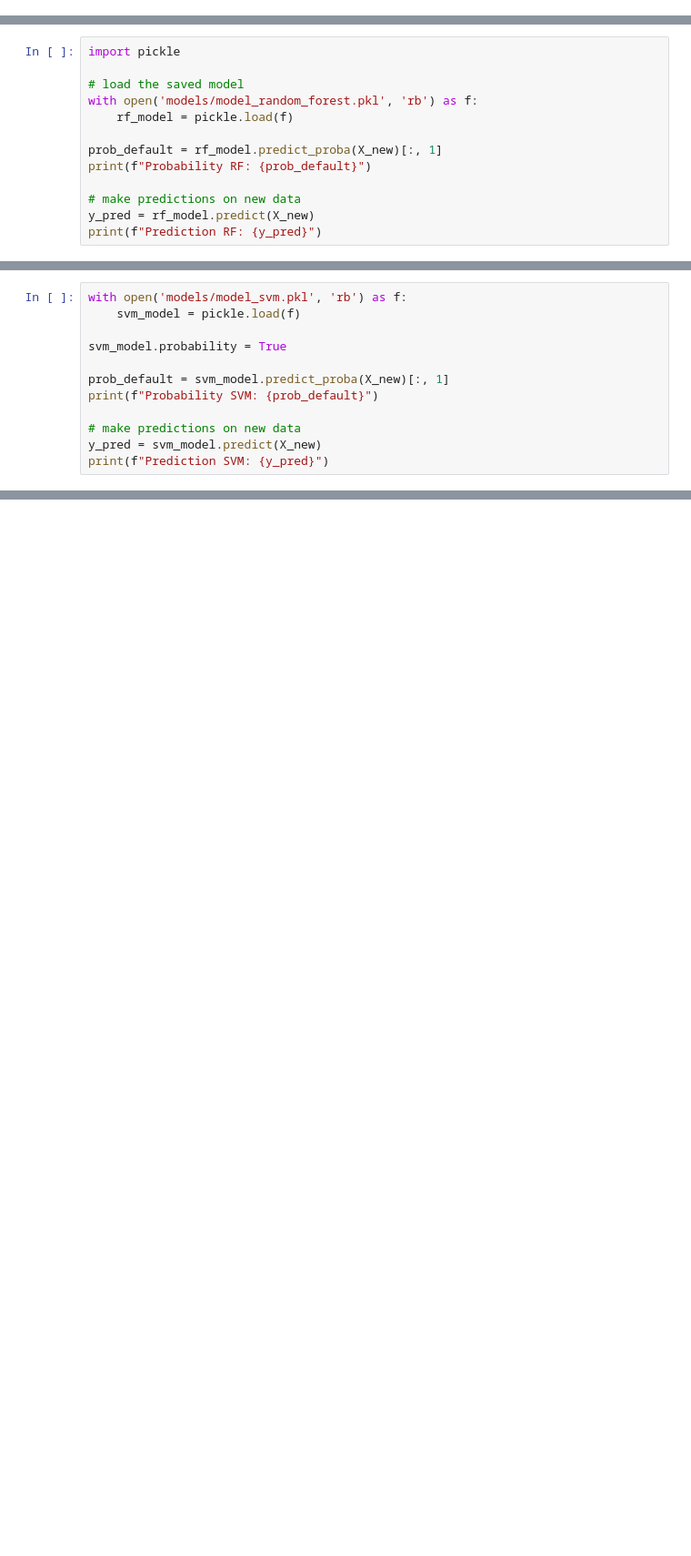
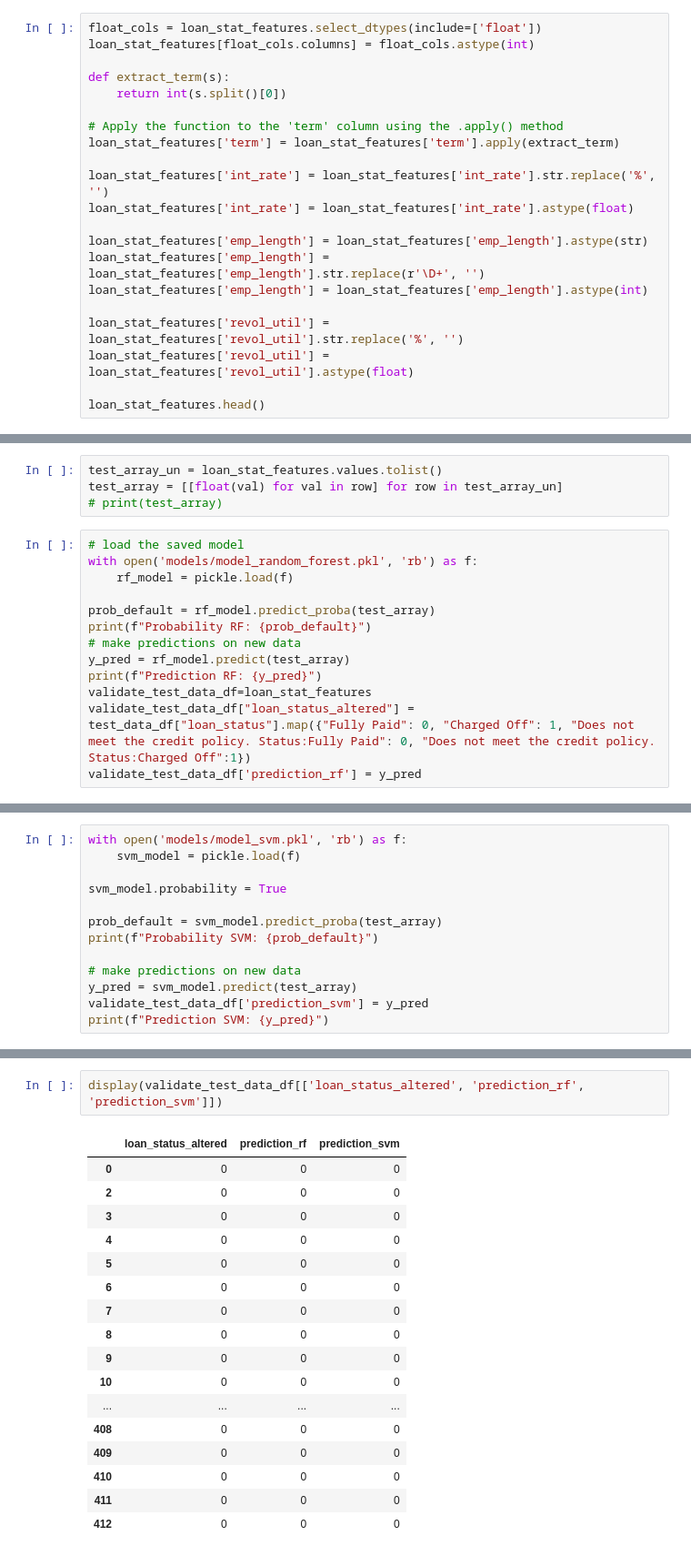
Before and after one commit to shashikumar2010s/AT-T, a Jupyter notebook: model_predict.ipynb, the cells around one changed output, grey strips where cells are left out. Shown: that part at 91% size. Saved outputs shown, nothing was run; the diff lists cells and outputs as text; blank space fills up the shorter version.

```diff
--- a/model_predict.ipynb
+++ b/model_predict.ipynb
@@ -23,0 +43,21 @@ X_new = [[12000.0, 12000.0, 36.0, 14.09, 410.0, 2.0, 42000.0, 11.0, 200101.0, 82
+# %%
+float_cols = loan_stat_features.select_dtypes(include=['float'])
+loan_stat_features[float_cols.columns] = float_cols.astype(int)
+
+def extract_term(s):
+    return int(s.split()[0])
+
+# Apply the function to the 'term' column using the .apply() method
+loan_stat_features['term'] = loan_stat_features['term'].apply(extract_term)
+
+loan_stat_features['int_rate'] = loan_stat_features['int_rate'].str.replace('%', '')
+loan_stat_features['int_rate'] = loan_stat_features['int_rate'].astype(float)
+
+loan_stat_features['emp_length'] = loan_stat_features['emp_length'].astype(str)
+loan_stat_features['emp_length'] = loan_stat_features['emp_length'].str.replace(r'\D+', '')
+loan_stat_features['emp_length'] = loan_stat_features['emp_length'].astype(int)
+
+loan_stat_features['revol_util'] = loan_stat_features['revol_util'].str.replace('%', '')
+loan_stat_features['revol_util'] = loan_stat_features['revol_util'].astype(float)
+
+loan_stat_features.head()
@@ -24,14 +71,18 @@ X_new = [[12000.0, 12000.0, 36.0, 14.09, 410.0, 2.0, 42000.0, 11.0, 200101.0, 82
+# %%
+test_array_un = loan_stat_features.values.tolist()
+test_array = [[float(val) for val in row] for row in test_array_un]
+# print(test_array)
 # %%
-import pickle
-
 # load the saved model
 with open('models/model_random_forest.pkl', 'rb') as f:
     rf_model = pickle.load(f)
 
-prob_default = rf_model.predict_proba(X_new)[:, 1]
+prob_default = rf_model.predict_proba(test_array)
 print(f"Probability RF: {prob_default}")
-
 # make predictions on new data
-y_pred = rf_model.predict(X_new)
+y_pred = rf_model.predict(test_array)
 print(f"Prediction RF: {y_pred}")
+validate_test_data_df=loan_stat_features
+validate_test_data_df["loan_status_altered"] = test_data_df["loan_status"].map({"Fully Paid": 0, "Charged Off": 1, "Does not meet the credit policy. Status:Fully Paid": 0, "Does not meet the credit policy. Status:Charged Off":1})
+validate_test_data_df['prediction_rf'] = y_pred
 # %% [output]
@@ -43,10 +109,11 @@ with open('models/model_svm.pkl', 'rb') as f:
 
 svm_model.probability = True
 
-prob_default = svm_model.predict_proba(X_new)[:, 1]
+prob_default = svm_model.predict_proba(test_array)
 print(f"Probability SVM: {prob_default}")
 
 # make predictions on new data
-y_pred = svm_model.predict(X_new)
+y_pred = svm_model.predict(test_array)
+validate_test_data_df['prediction_svm'] = y_pred
 print(f"Prediction SVM: {y_pred}")
 # %% [output]
@@ -64,0 +137,20 @@ print(y_pred)
+# %%
+display(validate_test_data_df[['loan_status_altered', 'prediction_rf', 'prediction_svm']])
+# %% [output]
+|  | loan_status_altered | prediction_rf | prediction_svm |
+| 0 | 0 | 0 | 0 |
+| 2 | 0 | 0 | 0 |
+| 3 | 0 | 0 | 0 |
+| 4 | 0 | 0 | 0 |
+| 5 | 0 | 0 | 0 |
+| 6 | 0 | 0 | 0 |
+| 7 | 0 | 0 | 0 |
+| 8 | 0 | 0 | 0 |
+| 9 | 0 | 0 | 0 |
+| 10 | 0 | 0 | 0 |
+| ... | ... | ... | ... |
+| 408 | 0 | 0 | 0 |
+| 409 | 0 | 0 | 0 |
+| 410 | 0 | 0 | 0 |
+| 411 | 0 | 0 | 0 |
+| 412 | 0 | 0 | 0 |
```
Also changed, not shown: parts of 7 cells of this notebook, 5 other files.
